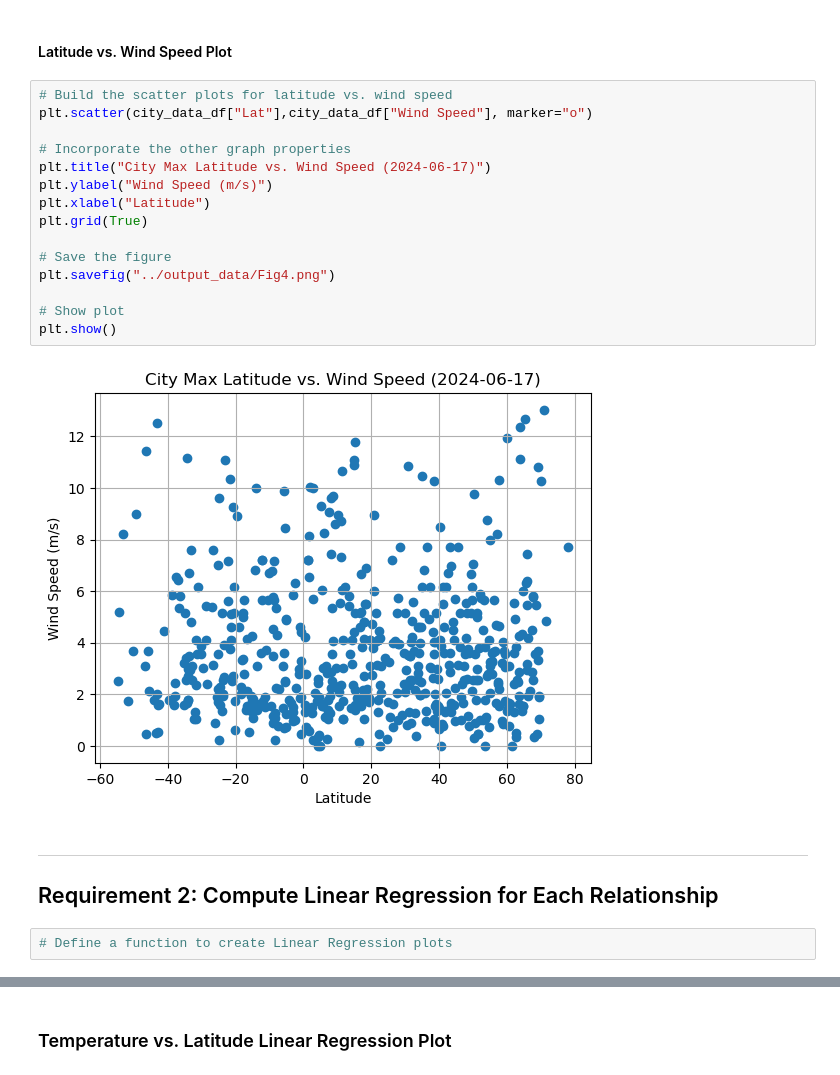
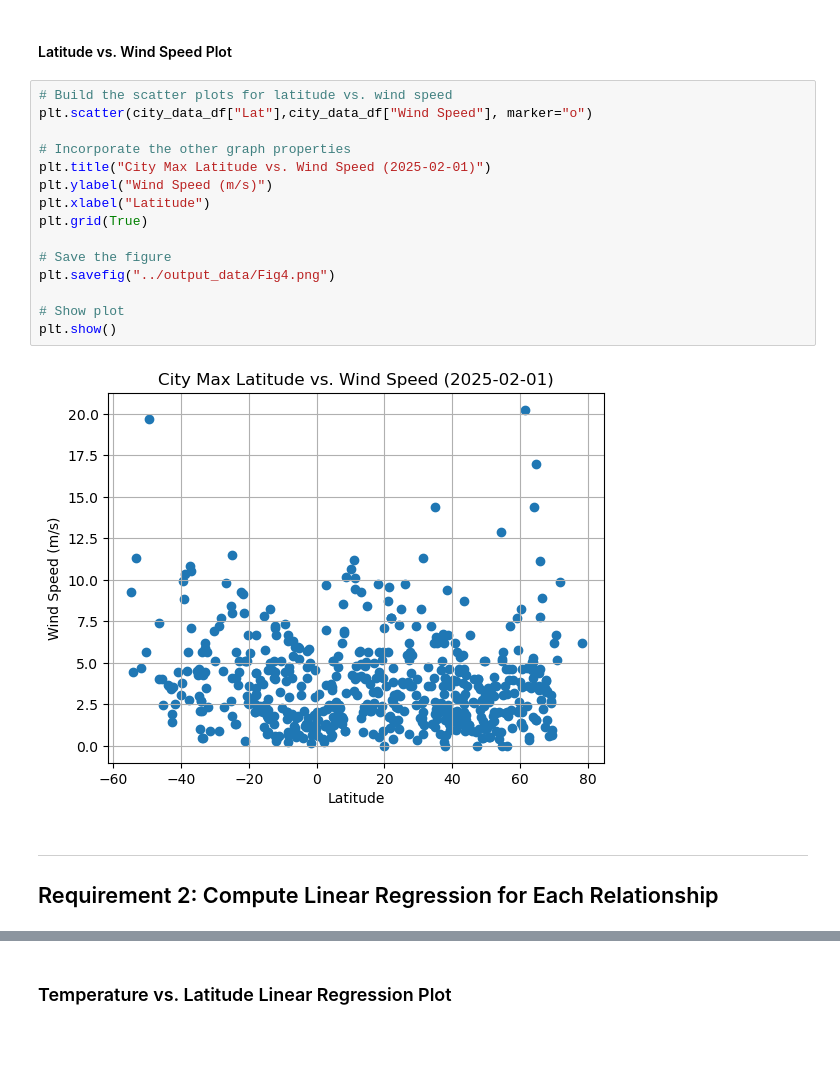
Before and after one commit to Kwessler93/python-api-challenge, a Jupyter notebook: WeatherPy/WeatherPy.ipynb, the cells around one changed output, grey strips where cells are left out. Drawn from its saved outputs; the diff is of its cells as text; blank space fills up the shorter version.

```diff
--- a/WeatherPy/WeatherPy.ipynb
+++ b/WeatherPy/WeatherPy.ipynb
@@ -251,26 +252,24 @@ plt.show()
 # %%
 # Build the scatter plots for latitude vs. wind speed
 plt.scatter(city_data_df["Lat"],city_data_df["Wind Speed"], marker="o")
 
 # Incorporate the other graph properties
-plt.title("City Max Latitude vs. Wind Speed (2024-06-17)")
+plt.title("City Max Latitude vs. Wind Speed (2025-02-01)")
 plt.ylabel("Wind Speed (m/s)")
 plt.xlabel("Latitude")
 plt.grid(True)
 
 # Save the figure
 plt.savefig("../output_data/Fig4.png")
 
 # Show plot
 plt.show()
 # %% [output]
-[figure, old version]
+[figure, new version]
 # %% [markdown]
 ---
 
 ## Requirement 2: Compute Linear Regression for Each Relationship
-# %%
-# Define a function to create Linear Regression plots
 # %%
 # Create a DataFrame with the Northern Hemisphere data (Latitude >= 0)
 northern_hemi_df = city_data_df.loc[city_data_df["Lat"]>=0]
```
Also changed, not shown: parts of 26 cells of this notebook, 7 other files.
